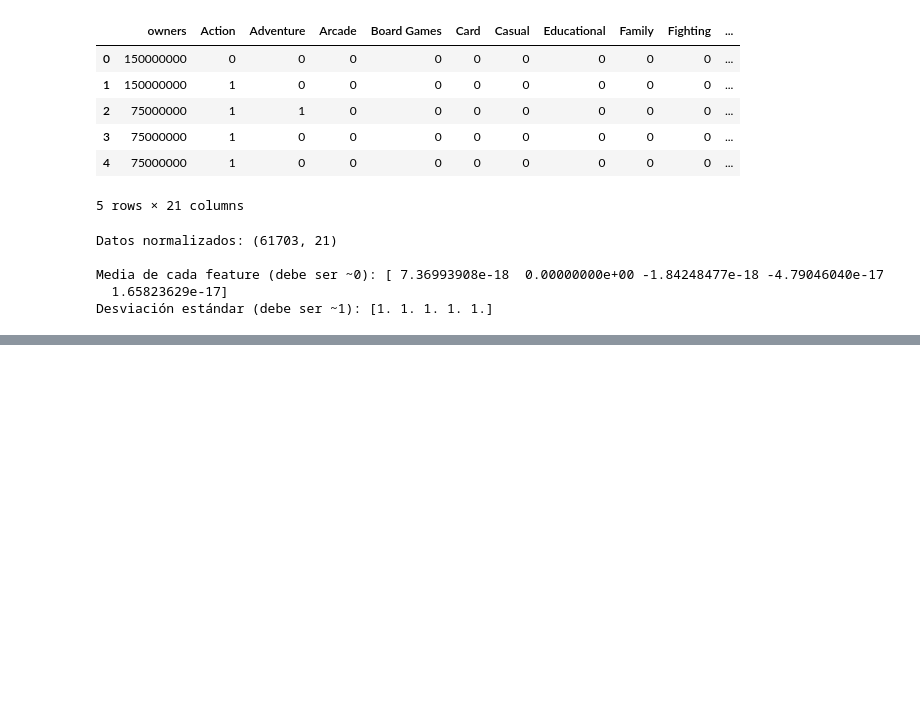
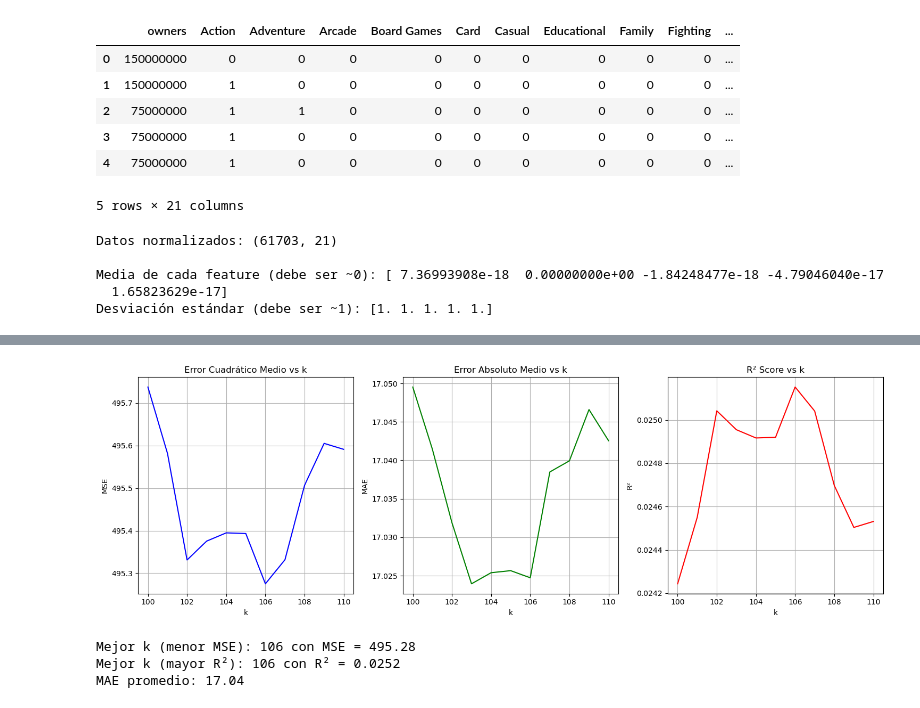
Before and after one commit to MetalMaxALIZ/Proyecto, a Jupyter notebook: pruebas.ipynb, the cells around one changed output, grey strips where cells are left out. Drawn from its saved outputs; the diff is of its cells as text; code cells hidden in the pictures; blank space fills up the shorter version.

Commit message:
Analisis de datos

```diff
--- a/pruebas.ipynb
+++ b/pruebas.ipynb
@@ -518,0 +526,69 @@ X_train, X_test = train_test_split(df_modelo_normalizado, test_size=0.2, random_
+# %%
+# Mostras las metricas del modelo KNN, accuracy, precision, recall, f1-score y la matriz de confusión
+# NOTA: KNN es un modelo de recomendación basado en vecinos, no un clasificador, por lo que las métricas tradicionales no aplican directamente.
+# Sin embargo, podemos evaluar la calidad de las recomendaciones mediante técnicas como validación cruzada o análisis de la distancia entre vecinos.
+# Aquí simplemente mostramos un ejemplo de cómo se podrían calcular estas métricas si tuviéramos etiquetas verdaderas.
+from sklearn.model_selection import train_test_split
+from sklearn.neighbors import KNeighborsClassifier, KNeighborsRegressor
+
+from sklearn.metrics import mean_squared_error, mean_absolute_error, r2_score
+
+X = df_modelo.drop('porcentaje_votos_positivos', axis=1)
+y = df_modelo['porcentaje_votos_positivos']
+
+# Dividir los datos en conjunto de entrenamiento y prueba
+X_train, X_test, y_train, y_test = train_test_split(X, y, test_size=0.2, random_state=42)
+
+mse_scores = []
+mae_scores = []
+r2_scores = []
+
+k_range = range(100, 111)
+for k in k_range:
+    knn = KNeighborsRegressor(n_neighbors=k)
+    knn.fit(X_train, y_train)
+    y_pred = knn.predict(X_test)
+
+    mse_scores.append(mean_squared_error(y_test, y_pred))
+    mae_scores.append(mean_absolute_error(y_test, y_pred))
+    r2_scores.append(r2_score(y_test, y_pred))
+
+# Visualizar las métricas
+plt.figure(figsize=(15, 5))
+
+plt.subplot(1, 3, 1)
+plt.plot(k_range, mse_scores, color='blue')
+plt.xlabel('k')
+plt.ylabel('MSE')
+plt.title('Error Cuadrático Medio vs k')
+plt.grid(True)
+
+plt.subplot(1, 3, 2)
+plt.plot(k_range, mae_scores, color='green')
+plt.xlabel('k')
+plt.ylabel('MAE')
+plt.title('Error Absoluto Medio vs k')
+plt.grid(True)
+
+plt.subplot(1, 3, 3)
+plt.plot(k_range, r2_scores, color='red')
+plt.xlabel('k')
+plt.ylabel('R²')
+plt.title('R² Score vs k')
+plt.grid(True)
+
+plt.tight_layout()
+plt.show()
+
+# Mostrar los mejores valores
+mejor_k_mse = k_range[np.argmin(mse_scores)]
+mejor_k_r2 = k_range[np.argmax(r2_scores)]
+
+print(f"Mejor k (menor MSE): {mejor_k_mse} con MSE = {min(mse_scores):.2f}")
+print(f"Mejor k (mayor R²): {mejor_k_r2} con R² = {max(r2_scores):.4f}")
+print(f"MAE promedio: {np.mean(mae_scores):.2f}")
+# %% [output]
+[figure, added]
+Mejor k (menor MSE): 106 con MSE = 495.28
+Mejor k (mayor R²): 106 con R² = 0.0252
+MAE promedio: 17.04
```
Also changed, not shown: parts of 7 cells of this notebook, 4 other files.
